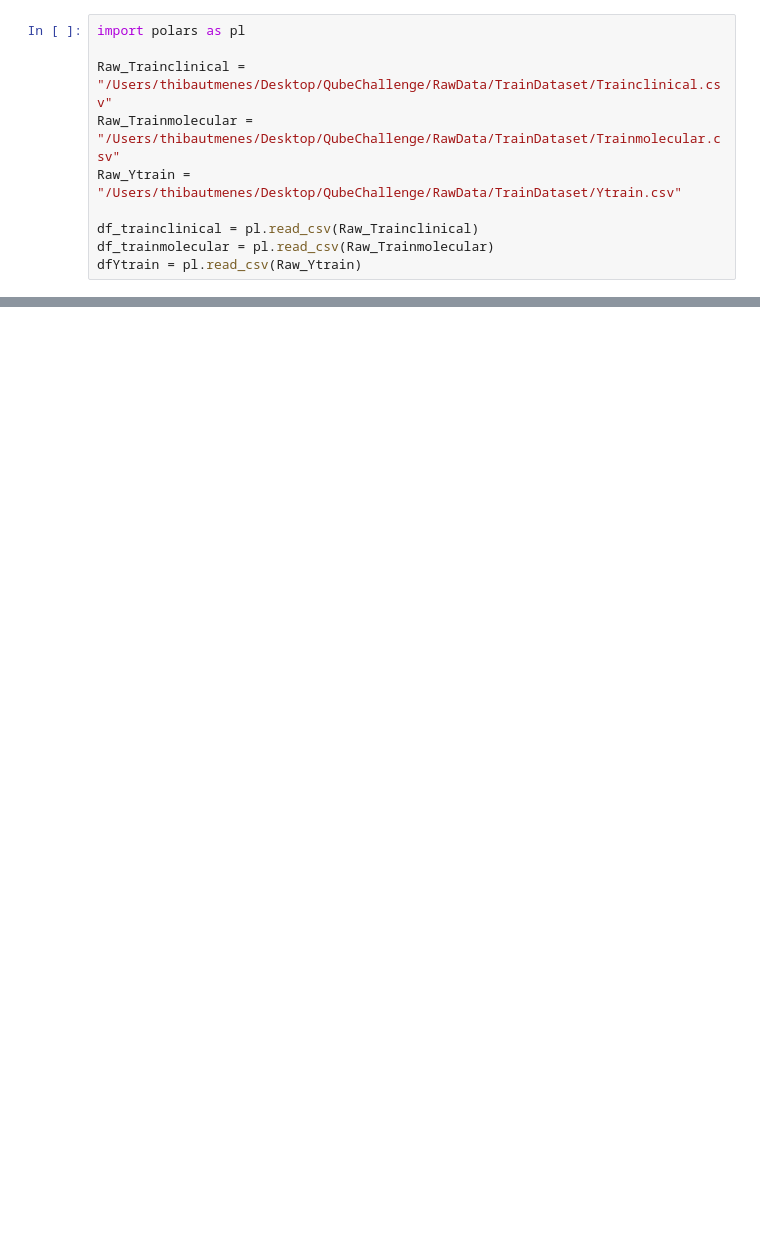
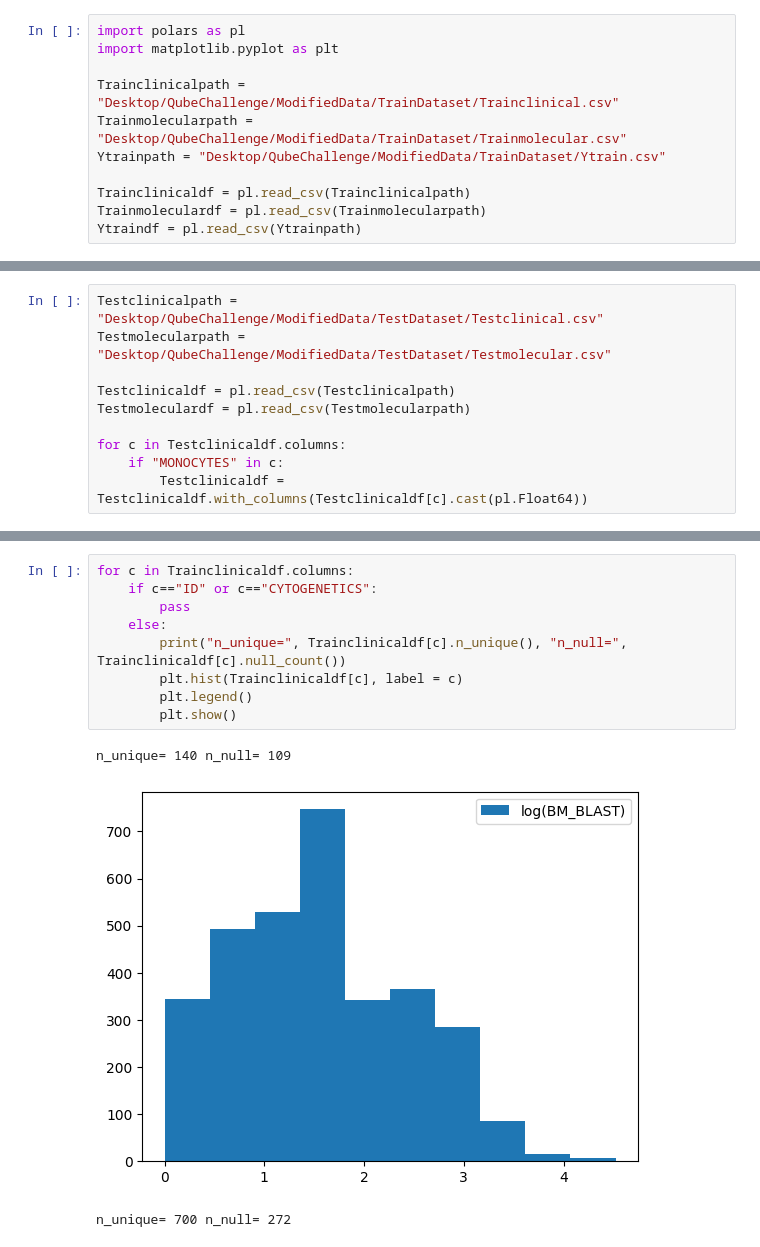
Before and after one commit to Menesth/QubeChallenge, a Jupyter notebook: Draft.ipynb, the cells around one changed output, grey strips where cells are left out. Saved outputs shown, nothing was run; the diff lists cells and outputs as text; blank space fills up the shorter version.

```diff
--- a/Draft.ipynb
+++ b/Draft.ipynb
@@ -1,10 +1,11 @@
 # %%
 import polars as pl
+import matplotlib.pyplot as plt
 
-Raw_Trainclinical = "/Users/thibautmenes/Desktop/QubeChallenge/RawData/TrainDataset/Trainclinical.csv"
-Raw_Trainmolecular = "/Users/thibautmenes/Desktop/QubeChallenge/RawData/TrainDataset/Trainmolecular.csv"
-Raw_Ytrain = "/Users/thibautmenes/Desktop/QubeChallenge/RawData/TrainDataset/Ytrain.csv"
+Trainclinicalpath = "Desktop/QubeChallenge/ModifiedData/TrainDataset/Trainclinical.csv"
+Trainmolecularpath = "Desktop/QubeChallenge/ModifiedData/TrainDataset/Trainmolecular.csv"
+Ytrainpath = "Desktop/QubeChallenge/ModifiedData/TrainDataset/Ytrain.csv"
 
-df_trainclinical = pl.read_csv(Raw_Trainclinical)
-df_trainmolecular = pl.read_csv(Raw_Trainmolecular)
-dfYtrain = pl.read_csv(Raw_Ytrain)
+Trainclinicaldf = pl.read_csv(Trainclinicalpath)
+Trainmoleculardf = pl.read_csv(Trainmolecularpath)
+Ytraindf = pl.read_csv(Ytrainpath)
@@ -52,0 +12,10 @@ shape: (3_089, 11)
+# %%
+Testclinicalpath = "Desktop/QubeChallenge/ModifiedData/TestDataset/Testclinical.csv"
+Testmolecularpath = "Desktop/QubeChallenge/ModifiedData/TestDataset/Testmolecular.csv"
+
+Testclinicaldf = pl.read_csv(Testclinicalpath)
+Testmoleculardf = pl.read_csv(Testmolecularpath)
+
+for c in Testclinicaldf.columns:
+    if "MONOCYTES" in c:
+        Testclinicaldf = Testclinicaldf.with_columns(Testclinicaldf[c].cast(pl.Float64))
@@ -52,0 +60,13 @@ shape: (3_089, 11)
+# %%
+for c in Trainclinicaldf.columns:
+    if c=="ID" or c=="CYTOGENETICS":
+        pass
+    else:
+        print("n_unique=", Trainclinicaldf[c].n_unique(), "n_null=", Trainclinicaldf[c].null_count())
+        plt.hist(Trainclinicaldf[c], label = c)
+        plt.legend()
+        plt.show()
+# %% [output]
+n_unique= 140 n_null= 109
+[figure, added]
+n_unique= 700 n_null= 272
```
Also changed, not shown: parts of 10 cells of this notebook, 12 other files.
